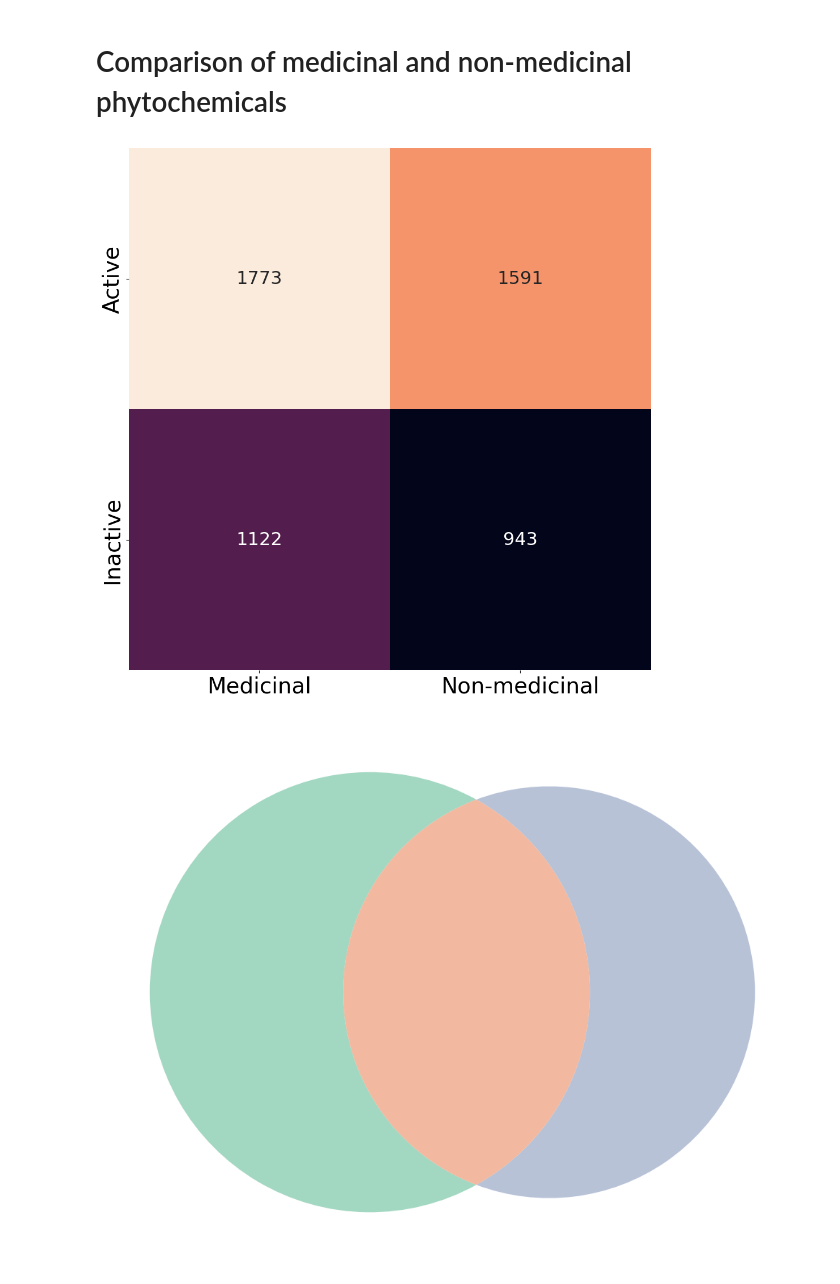
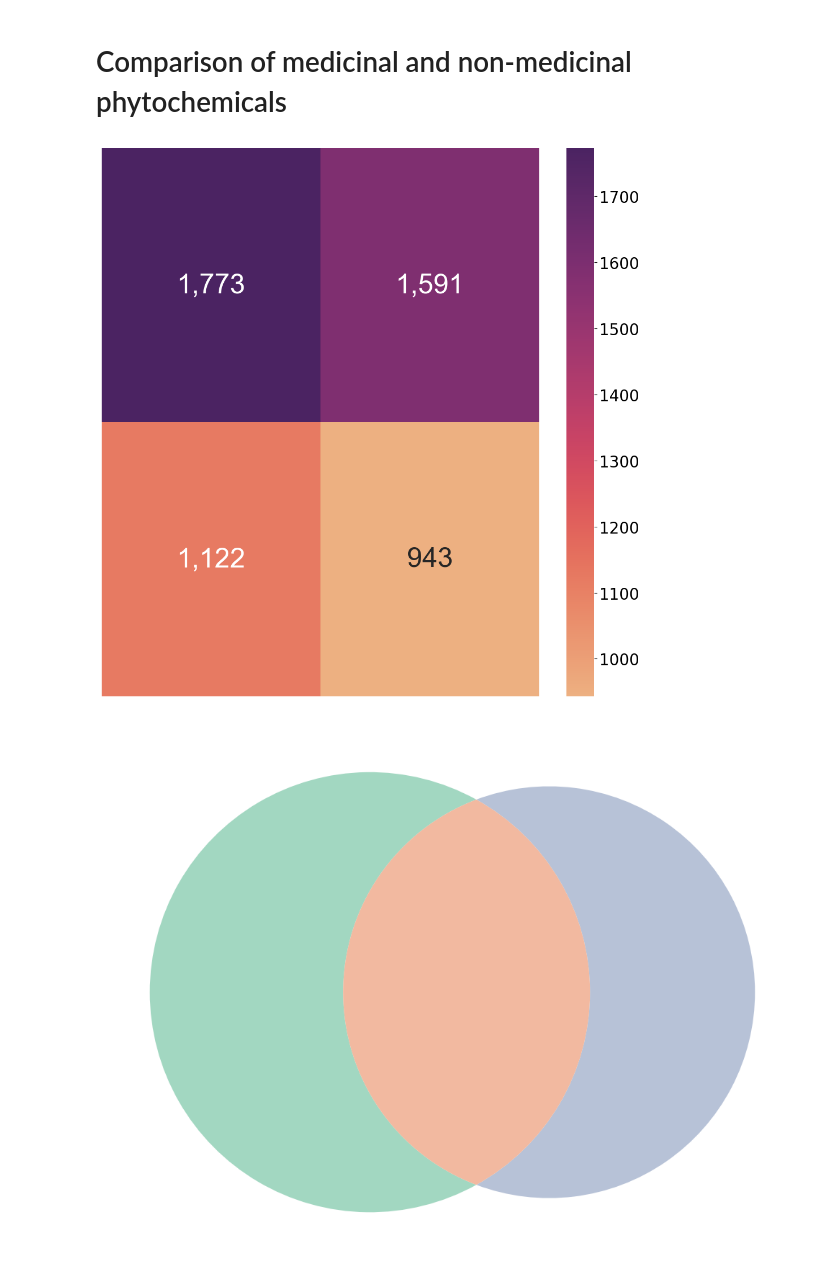
Before and after one commit to enveda/plant-chemical-space, a Jupyter notebook: notebooks/6_chembl_bioactivity.ipynb, the cells around one changed output. Cells and saved outputs as stored; diff of their text form; code cells hidden in the pictures.

Commit message:
update figure 4B

```diff
--- a/notebooks/6_chembl_bioactivity.ipynb
+++ b/notebooks/6_chembl_bioactivity.ipynb
@@ -203,18 +203,22 @@ bioactivity_summary.loc['Inactive', 'Non-medicinal'] = len(non_med_inactive_cids
 # %%
 # Bioactivity comparison across medicinal and non-medicinal plants
 plt.figure(figsize=(10, 10))
-sns.heatmap(
-    bioactivity_summary, cmap='rocket',
-    annot=True, fmt='g', cbar=False,
-    annot_kws={'fontsize': 23},
+ax = sns.heatmap(
+    bioactivity_summary, cmap='flare',
+    annot=True, fmt=',d', cbar=True,
+    annot_kws={'fontsize': 35, 'font': 'arial'},
 )
-plt.xticks(fontsize=28)
-plt.yticks(fontsize=28)
+plt.xticks([])
+plt.yticks([])
+
+cbar = ax.collections[0].colorbar
+cbar.ax.tick_params(labelsize=20)
+
 plt.tight_layout()
 plt.savefig('../figures/figure_4B.jpg', dpi=300)
 plt.show()
 # %% [output]
-[figure, old version]
+[figure, new version]
 # %%
 # Proportion of actives in medicinal and non-medicinal plants
 plt.figure(figsize=(10, 10))
```
Also changed, not shown: parts of 5 cells of this notebook, 1 other file.
